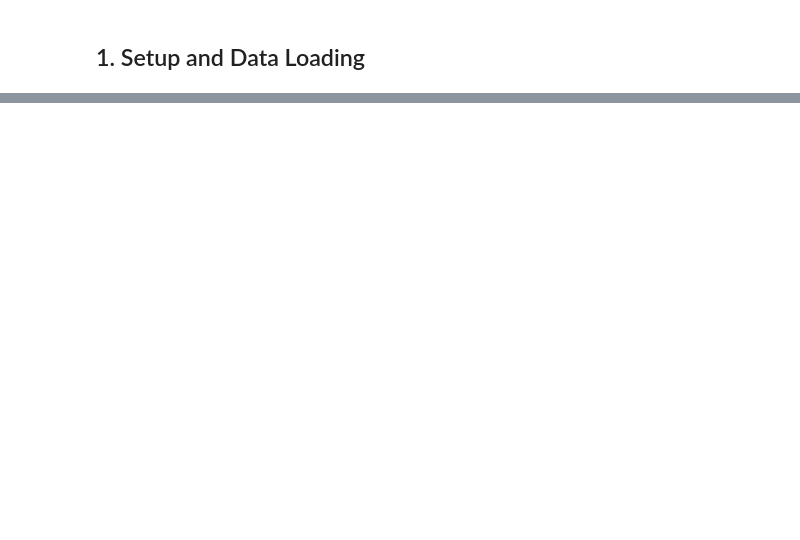
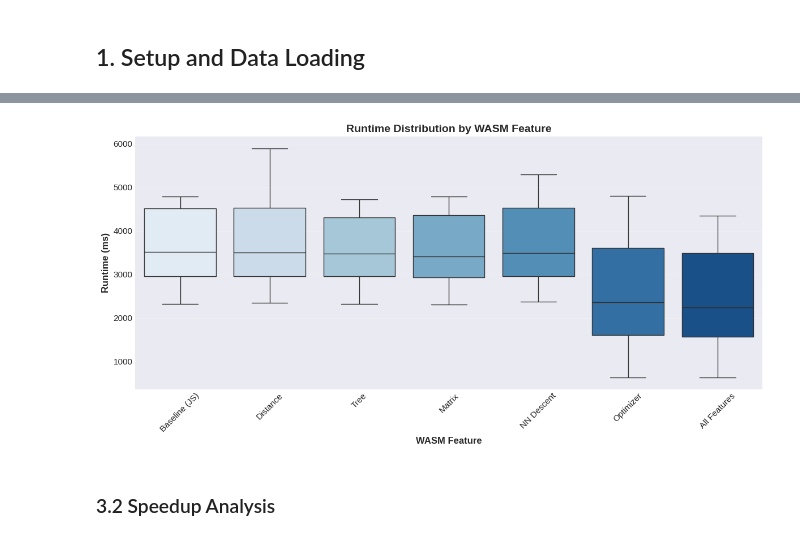
Before and after one commit to elarsaks/umap-bench, a Jupyter notebook: bench/analysis/analysis.ipynb, the cells around one changed output, grey strips where cells are left out. Drawn from its saved outputs; the diff is of its cells as text; code cells hidden in the pictures; blank space fills up the shorter version.

```diff
--- a/bench/analysis/analysis.ipynb
+++ b/bench/analysis/analysis.ipynb
@@ -2743,0 +310,19 @@ Dataset size 80:
+# %%
+# Runtime distribution visualization
+fig, ax = plt.subplots(figsize=(12, 6))
+
+sns.boxplot(data=df_analysis, x='feature_name', y='runtime_ms', order=feature_order,
+            ax=ax, showfliers=False, palette='Blues')
+ax.set_title('Runtime Distribution by WASM Feature', fontsize=14, fontweight='bold')
+ax.set_xlabel('WASM Feature', fontsize=12, fontweight='bold')
+ax.set_ylabel('Runtime (ms)', fontsize=12, fontweight='bold')
+ax.tick_params(axis='x', rotation=45)
+ax.grid(axis='y', alpha=0.3)
+
+plt.tight_layout()
+plt.savefig('../outputs/figures/runtime_distribution.png', bbox_inches='tight', dpi=200)
+plt.show()
+# %% [output]
+[figure, added]
+# %% [markdown]
+### 3.2 Speedup Analysis
```
Also changed, not shown: parts of 107 cells of this notebook, 2 other files.
